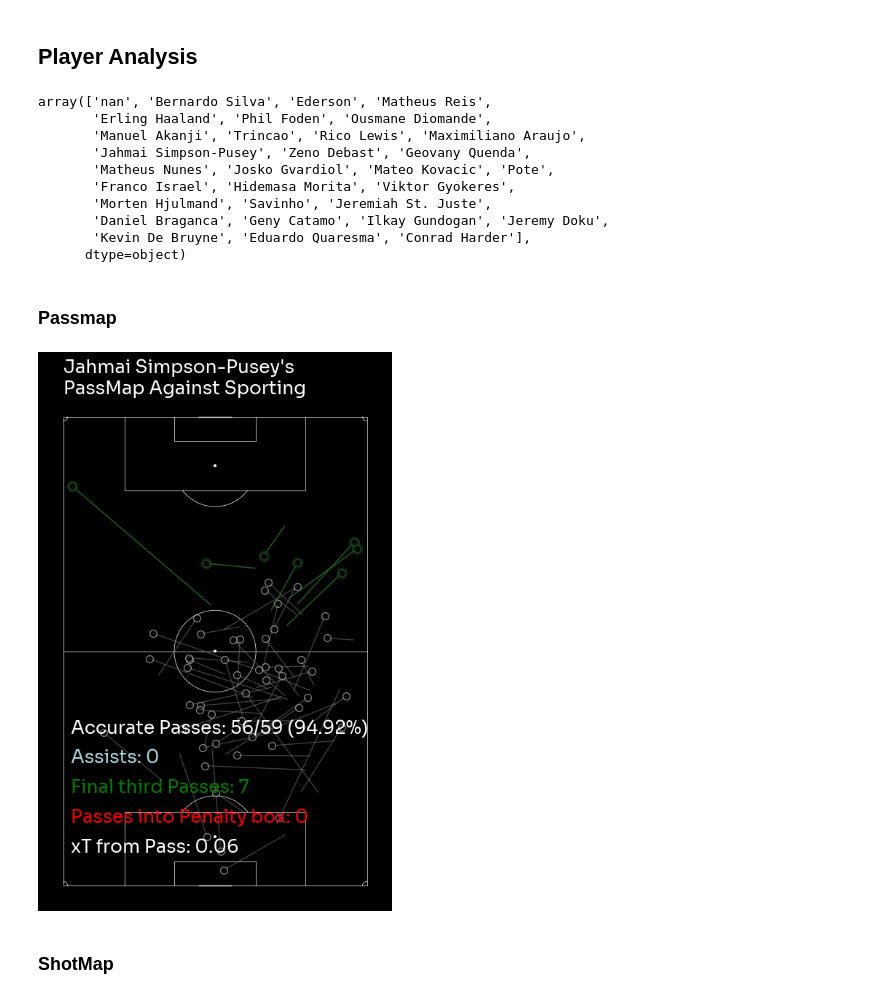
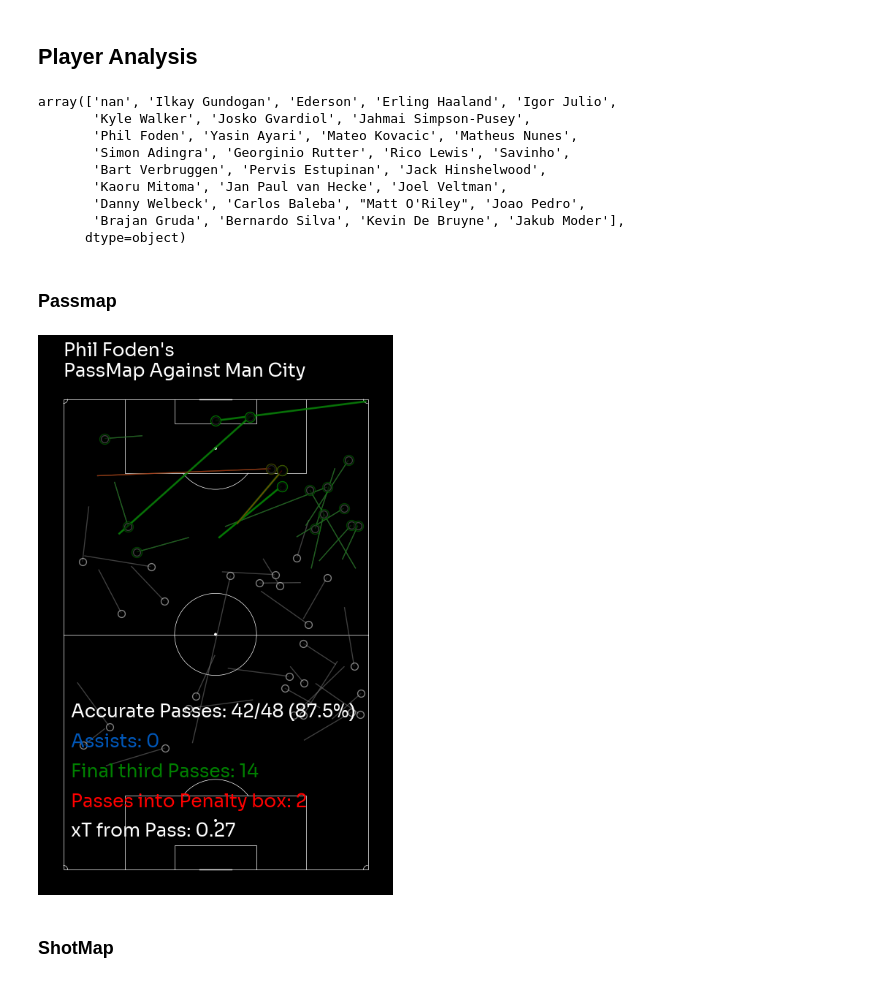
Before and after one commit to ishdeep-10/IndianCitizen, a Jupyter notebook: ScorePredict/notebooks/PostMatchAnalysis.ipynb, the cells around one changed output. Saved outputs shown, nothing was run; the diff lists cells and outputs as text; code cells hidden in the pictures.

```diff
--- a/ScorePredict/notebooks/PostMatchAnalysis.ipynb
+++ b/ScorePredict/notebooks/PostMatchAnalysis.ipynb
@@ -248,7 +246,7 @@ df = pd.DataFrame(events_dict)
 dfp = pd.DataFrame(players_df)
 # %%
 # Put the match HTML file path here
-match_html_path = "C:/Users/acer/Documents/GitHub/IndianCitizen/ScorePredict/HTMLs/SportingVManchester City.html"
+match_html_path = "C:/Users/acer/Documents/GitHub/IndianCitizen/ScorePredict/HTMLs/ManCity/15.html"
 
 def extract_json_from_html(html_path, save_output=False):
     with open(html_path, 'r', encoding='utf-8') as html_file:
@@ -785,8 +783,8 @@ fig, axs = pitch.grid(grid_height=0.9, title_height=0.04, axis=False,
                      endnote_height=0.03, title_space=0, endnote_space=0)  # grid takes up 80% of the figure height
 
 
-team1 = 'Borussia Dortmund'
-team2 = 'RB Leipzig'
+team1 = 'Brighton'
+team2 = 'Manchester City'
 #C:\Users\acer\Documents\GitHub\IndianCitizen\Images\TeamLogos
 img_team1 = mpimg.imread(f'C:/Users/acer/Documents/GitHub/IndianCitizen/ScorePredict/Images/TeamLogos/{team1}.png')
 img_team2 = mpimg.imread(f'C:/Users/acer/Documents/GitHub/IndianCitizen/ScorePredict/Images/TeamLogos/{team2}.png')
@@ -797,15 +795,15 @@ ax_image = add_image(
 )
 
 ax_image = add_image(
-    img_team2, fig, left=0.52, bottom=0.67, width=0.17, height=0.21,aspect='equal'
+    img_team2, fig, left=0.52, bottom=0.7, width=0.15, height=0.17,aspect='equal'
 )
 
-ax_image = add_image(
-    logo, fig, left=0.85, bottom=0.9, width=0.1, height=0.11,aspect='equal'
-)
+#ax_image = add_image(
+#    logo, fig, left=0.85, bottom=0.9, width=0.1, height=0.11,aspect='equal'
+#)
 
-team1_facecolor = '#dcc404'
-team2_facecolor = '#dc3028'
+team1_facecolor = '#0057B8'
+team2_facecolor = '#6CABDD'
 
 
 pitch.scatter(80,0.1,s=300,ec='white',color='grey',ax=axs['pitch'],alpha=0.5,zorder=2)
@@ -817,13 +815,13 @@ sc_team1 = pitch.scatter(df_team1.x, df_team1.y, s=df_team1.expectedGoals * 800,
 sc_team1_goals = pitch.scatter(df_team1_goals.x, df_team1_goals.y, s=df_team1_goals.expectedGoals * 1000,
                          edgecolors='white', c=team1_facecolor,marker='football', ax=axs['pitch'],zorder=2)
 sc_team1_headers = pitch.scatter(df_team1_headers.x, df_team1_headers.y, s=df_team1_headers.expectedGoals * 800,
-                         edgecolors='green', c=team1_facecolor,marker='o', ax=axs['pitch'],zorder=2)
+                         edgecolors='yellow', c=team1_facecolor,marker='o', ax=axs['pitch'],zorder=2)
 sc_team2 = pitch.scatter(df_team2.x, df_team2.y, s=df_team2.expectedGoals * 800,
                          edgecolors='grey', c=team2_facecolor, ax=axs['pitch'],zorder=2)
 sc_team2_goals = pitch.scatter(df_team2_goals.x, df_team2_goals.y, s=df_team2_goals.expectedGoals * 1200,
                          edgecolors='white', c=team2_facecolor,marker='football', ax=axs['pitch'],zorder=2)
 sc_team2_headers = pitch.scatter(df_team2_headers.x, df_team2_headers.y, s=df_team2_headers.expectedGoals * 800,
-                         edgecolors='green', c=team2_facecolor,marker='o', ax=axs['pitch'],zorder=2)
+                         edgecolors='yellow', c=team2_facecolor,marker='o', ax=axs['pitch'],zorder=2)
 
 fig.set_facecolor('black')
 
@@ -831,7 +829,7 @@ fig.set_facecolor('black')
 # Set title
 axs['pitch'].text(0.03,1.05,f'{team1} Vs {team2}',ha='left', va='center', transform=axs['pitch'].transAxes, color='white',fontsize=30,fontproperties=font_prop)
 # Add subtitle
-subtitle_text = "Bundesliga 2024/25 | 2nd November 2024 | Signal Iduna Park"
+subtitle_text = "PL 2024/25 | 9nd November 2024 | Amex Stadium"
 axs['pitch'].text(0.03,1, subtitle_text, ha='left', va='center', transform=axs['pitch'].transAxes, color='white', fontsize=18,fontproperties=font_prop)
 
 
@@ -1026,11 +1024,11 @@ axs['pitch'].text(38, acc_passes_rect_y + rect_height / 2, str(team1_acc_passes)
 axs['pitch'].text(acc_passes_text_x, acc_passes_text_y, 'ACC. PASSES(%)', color = 'white', ha='center', va='center',fontsize=20,fontproperties=font_prop)
 axs['pitch'].text(69, acc_passes_rect_y + rect_height / 2, str(team2_acc_passes), color = 'white', ha='left', va='center',fontsize=18,fontproperties=font_prop)
 
-endnote_text = "@ScorePredict"
+endnote_text = "@IndianCitizen"
 axs['pitch'].annotate(endnote_text, xy=(0.09, 0.01), xycoords='axes fraction',ha='center', va='center', fontsize=15, color='white')
 
 endnote_text2 = "Increasing xG ->"
 axs['pitch'].annotate(endnote_text2, xy=(0.85, 0.01), xycoords='axes fraction',ha='center', va='center', fontsize=20, color='white')
 
-plt.savefig(f'C:/Users/acer/Documents/GitHub/IndianCitizen/ScorePredict/MatchReports/DortmundVLeipzig/1.png',dpi=500,bbox_inches = 'tight',facecolor=background)
+plt.savefig(f'C:/Users/acer/Documents/GitHub/IndianCitizen/ScorePredict/MatchReports/BrightonVCity/1.png',dpi=500,bbox_inches = 'tight',facecolor=background)
 # %% [output]
@@ -1245,9 +1370,9 @@ array(['Sporting', 'Man City'], dtype=object)
 # %%
-team1_name = 'Sporting'
+team1_name = 'Brighton'
 team2_name = 'Man City'
 
-team1_facecolor = 'green'
-team2_facecolor = '#6CABDD'
+#team1_facecolor = 'green'
+#team2_facecolor = '#6CABDD'
 # %%
 import matplotlib.patheffects as path_effects
 from matplotlib.colors import to_rgba
@@ -1754,15 +1879,14 @@ array(['Start', 'Pass', 'Carry', 'Aerial', 'Clearance', 'CornerAwarded',
 # %%
 df['name'].unique()
 # %% [output]
-array(['nan', 'Bernardo Silva', 'Ederson', 'Matheus Reis',
-       'Erling Haaland', 'Phil Foden', 'Ousmane Diomande',
-       'Manuel Akanji', 'Trincao', 'Rico Lewis', 'Maximiliano Araujo',
-       'Jahmai Simpson-Pusey', 'Zeno Debast', 'Geovany Quenda',
-       'Matheus Nunes', 'Josko Gvardiol', 'Mateo Kovacic', 'Pote',
-       'Franco Israel', 'Hidemasa Morita', 'Viktor Gyokeres',
-       'Morten Hjulmand', 'Savinho', 'Jeremiah St. Juste',
-       'Daniel Braganca', 'Geny Catamo', 'Ilkay Gundogan', 'Jeremy Doku',
-       'Kevin De Bruyne', 'Eduardo Quaresma', 'Conrad Harder'],
+array(['nan', 'Ilkay Gundogan', 'Ederson', 'Erling Haaland', 'Igor Julio',
+       'Kyle Walker', 'Josko Gvardiol', 'Jahmai Simpson-Pusey',
+       'Phil Foden', 'Yasin Ayari', 'Mateo Kovacic', 'Matheus Nunes',
+       'Simon Adingra', 'Georginio Rutter', 'Rico Lewis', 'Savinho',
+       'Bart Verbruggen', 'Pervis Estupinan', 'Jack Hinshelwood',
+       'Kaoru Mitoma', 'Jan Paul van Hecke', 'Joel Veltman',
+       'Danny Welbeck', 'Carlos Baleba', "Matt O'Riley", 'Joao Pedro',
+       'Brajan Gruda', 'Bernardo Silva', 'Kevin De Bruyne', 'Jakub Moder'],
       dtype=object)
 # %% [markdown]
 ### Passmap
@@ -1828,7 +1952,7 @@ def player_passMap(ax, pname):
     ax.scatter(fnl_thd.endY, fnl_thd.endX, s=100, color=background,edgecolor='green', alpha=0.5, zorder=4)
     ax.scatter(pen_box.endY, pen_box.endX, s=100, color=background,edgecolor='red', alpha=0.5, zorder=3)
 
-    ax.text(68,110,f"{pname}'s\nPassMap Against Sporting", color='white', fontsize=18,fontproperties=font_prop)
+    ax.text(68,110,f"{pname}'s\nPassMap Against Man City", color='white', fontsize=18,fontproperties=font_prop)
     ax_text(70, 20, f'''
     Accurate Passes: {len(acc_pass)}/{len(dfpass)} ({accurate_pass_perc}%) \n\n
     <Assists: {len(assist)}>\n\n
@@ -1842,11 +1966,11 @@ def player_passMap(ax, pname):
     return
 # %%
 fig,ax=plt.subplots(figsize=(16,9),facecolor=background)
-pname = 'Jahmai Simpson-Pusey'
+pname = 'Phil Foden'
 player_passMap(ax, pname)
-fig.savefig(f'C:/Users/acer/Documents/GitHub/IndianCitizen/ScorePredict/MatchReports/DortmundVLeipzig/jp2.png',dpi=500,bbox_inches = 'tight',facecolor=background)
+#fig.savefig(f'C:/Users/acer/Documents/GitHub/IndianCitizen/ScorePredict/MatchReports/DortmundVLeipzig/jp2.png',dpi=500,bbox_inches = 'tight',facecolor=background)
 # %% [output]
-[figure, old version]
+[figure, new version]
 # %% [markdown]
 ### ShotMap
 # %%
```
Also changed, not shown: parts of 11 cells of this notebook, 13 other files.
